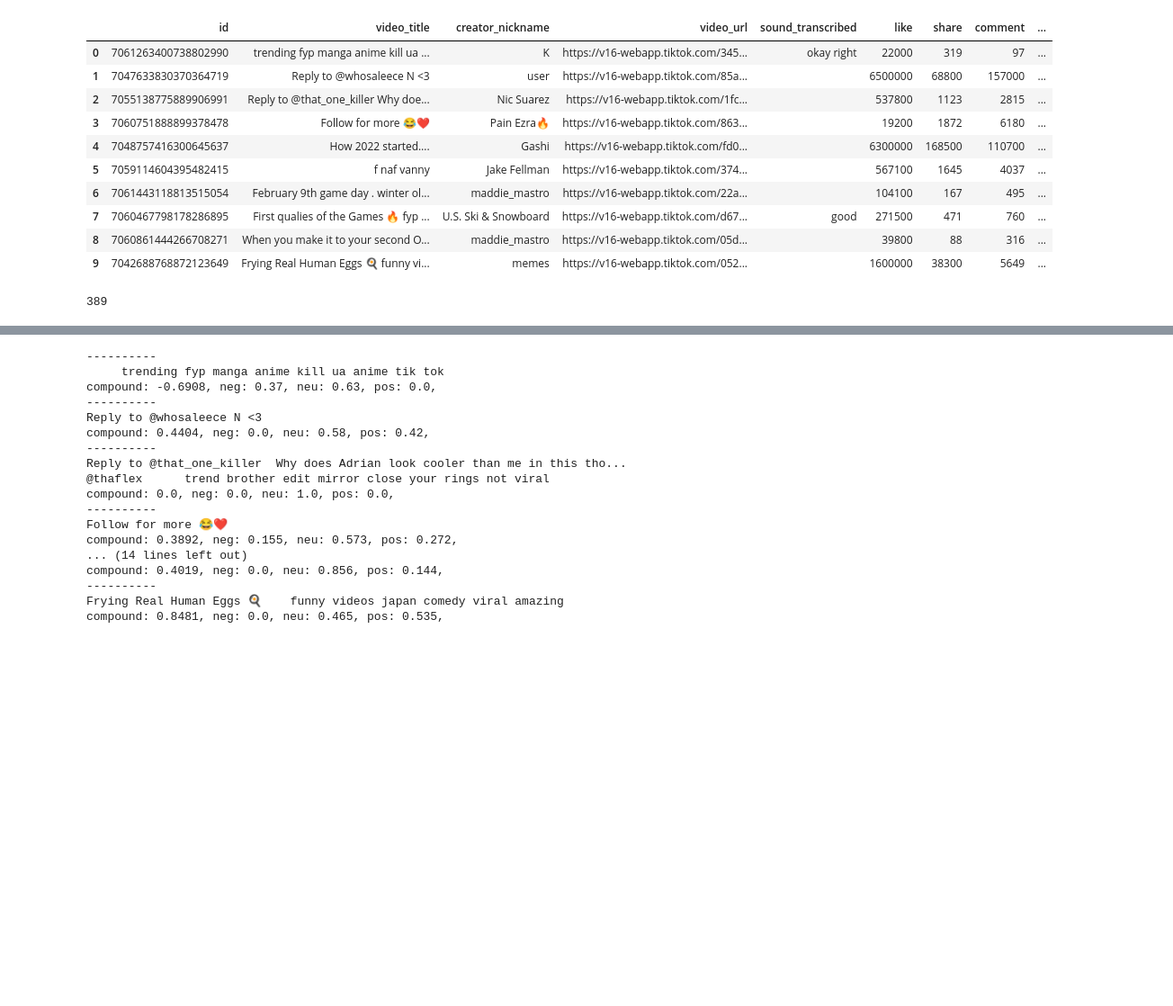
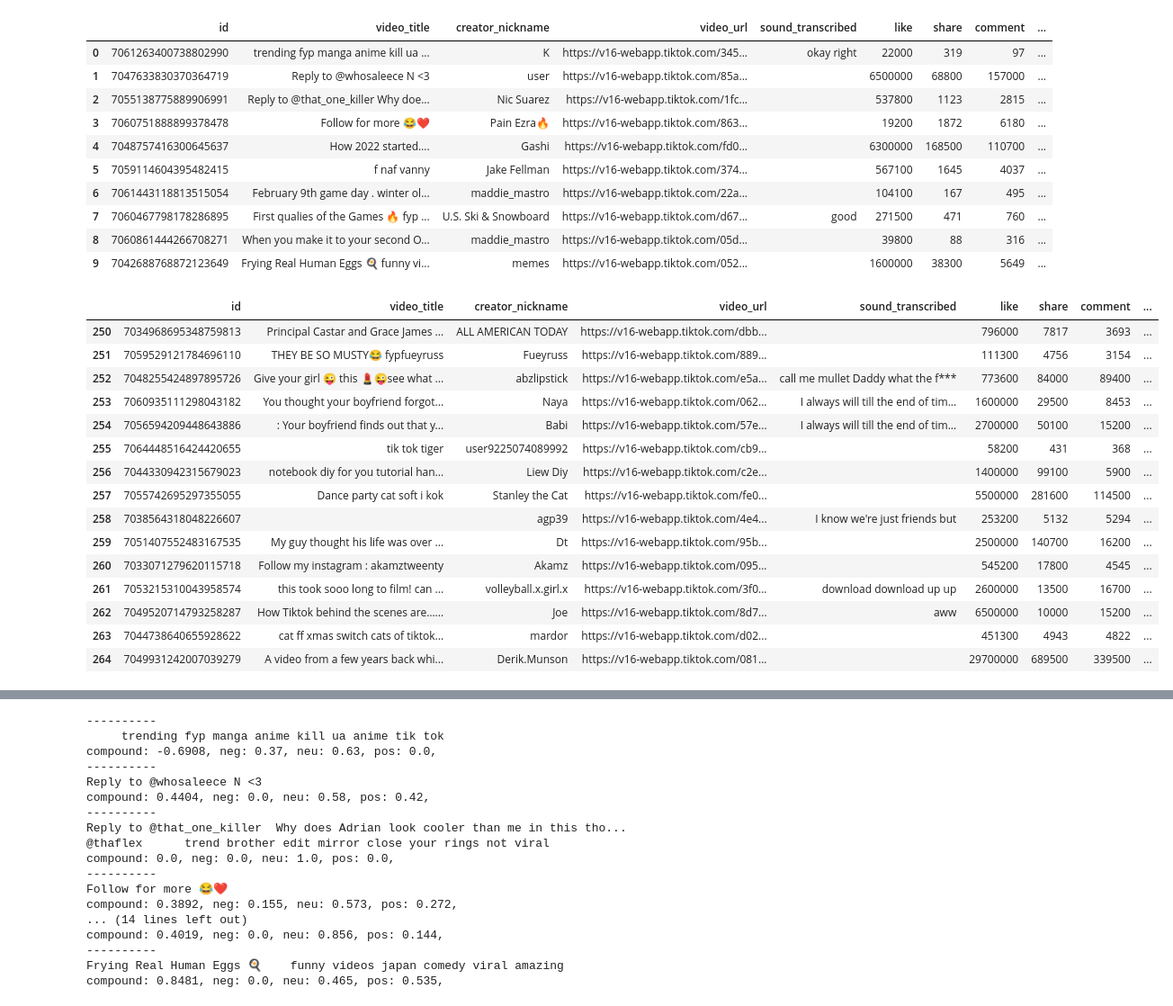
Before and after one commit to mmaemura/tiktok, a Jupyter notebook: data cleaning and sentiment scatter.ipynb, the cells around one changed output, grey strips where cells are left out. Shown at 90% size. Drawn from its saved outputs; the diff is of its cells as text; code cells hidden in the pictures; blank space fills up the shorter version.

```diff
--- a/data cleaning and sentiment scatter.ipynb
+++ b/data cleaning and sentiment scatter.ipynb
@@ -169,7 +173,22 @@ tiktoks.head(10)
 | 7 | 7060467798178286895 | First qualies of the Games 🔥 fyp ... | U.S. Ski & Snowboard | https://v16-webapp.tiktok.com/d67... | good | 271500 | 471 | 760 | ... |
 | 8 | 7060861444266708271 | When you make it to your second O... | maddie_mastro | https://v16-webapp.tiktok.com/05d... |  | 39800 | 88 | 316 | ... |
 | 9 | 7042688768872123649 | Frying Real Human Eggs 🍳 funny vi... | memes | https://v16-webapp.tiktok.com/052... |  | 1600000 | 38300 | 5649 | ... |
-# %%
-tiktoks.shape[0]
-# %% [output]
-389
+# %%
+tiktoks[250:265]
+# %% [output]
+|  | id | video_title | creator_nickname | video_url | sound_transcribed | like | share | comment | ... |
+| 250 | 7034968695348759813 | Principal Castar and Grace James ... | ALL AMERICAN TODAY | https://v16-webapp.tiktok.com/dbb... |  | 796000 | 7817 | 3693 | ... |
+| 251 | 7059529121784696110 | THEY BE SO MUSTY😂 fypfueyruss | Fueyruss | https://v16-webapp.tiktok.com/889... |  | 111300 | 4756 | 3154 | ... |
+| 252 | 7048255424897895726 | Give your girl 😜 this 💄😜see what ... | abzlipstick | https://v16-webapp.tiktok.com/e5a... | call me mullet Daddy what the f*** | 773600 | 84000 | 89400 | ... |
+| 253 | 7060935111298043182 | You thought your boyfriend forgot... | Naya | https://v16-webapp.tiktok.com/062... | I always will till the end of tim... | 1600000 | 29500 | 8453 | ... |
+| 254 | 7056594209448643886 | : Your boyfriend finds out that y... | Babi | https://v16-webapp.tiktok.com/57e... | I always will till the end of tim... | 2700000 | 50100 | 15200 | ... |
+| 255 | 7064448516424420655 | tik tok tiger | user9225074089992 | https://v16-webapp.tiktok.com/cb9... |  | 58200 | 431 | 368 | ... |
+| 256 | 7044330942315679023 | notebook diy for you tutorial han... | Liew Diy | https://v16-webapp.tiktok.com/c2e... |  | 1400000 | 99100 | 5900 | ... |
+| 257 | 7055742695297355055 | Dance party cat soft i kok | Stanley the Cat | https://v16-webapp.tiktok.com/fe0... |  | 5500000 | 281600 | 114500 | ... |
+| 258 | 7038564318048226607 |  | agp39 | https://v16-webapp.tiktok.com/4e4... | I know we're just friends but | 253200 | 5132 | 5294 | ... |
+| 259 | 7051407552483167535 | My guy thought his life was over ... | Dt | https://v16-webapp.tiktok.com/95b... |  | 2500000 | 140700 | 16200 | ... |
+| 260 | 7033071279620115718 | Follow my instagram : akamztweenty | Akamz | https://v16-webapp.tiktok.com/095... |  | 545200 | 17800 | 4545 | ... |
+| 261 | 7053215310043958574 | this took sooo long to film! can ... | volleyball.x.girl.x | https://v16-webapp.tiktok.com/3f0... | download download up up | 2600000 | 13500 | 16700 | ... |
+| 262 | 7049520714793258287 | How Tiktok behind the scenes are…... | Joe | https://v16-webapp.tiktok.com/8d7... | aww | 6500000 | 10000 | 15200 | ... |
+| 263 | 7044738640655928622 | cat ff xmas switch cats of tiktok... | mardor | https://v16-webapp.tiktok.com/d02... |  | 451300 | 4943 | 4822 | ... |
+| 264 | 7049931242007039279 | A video from a few years back whi... | Derik.Munson | https://v16-webapp.tiktok.com/081... |  | 29700000 | 689500 | 339500 | ... |
```
Also changed, not shown: parts of 6 cells of this notebook.
